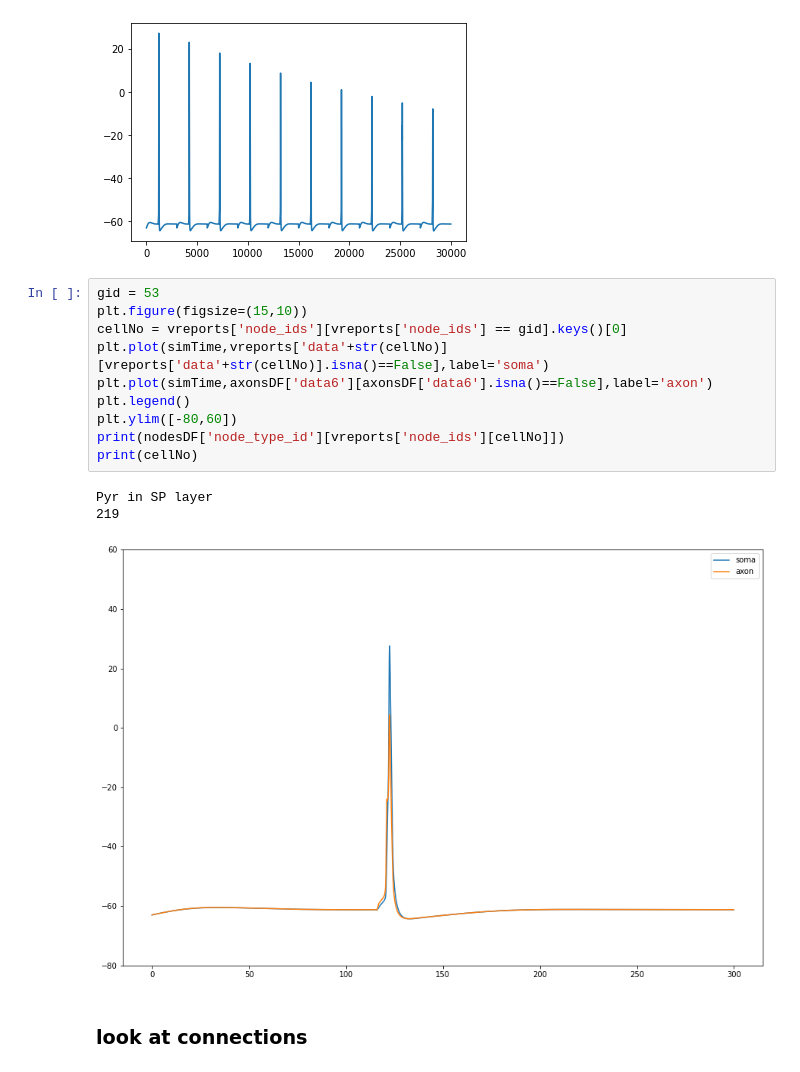
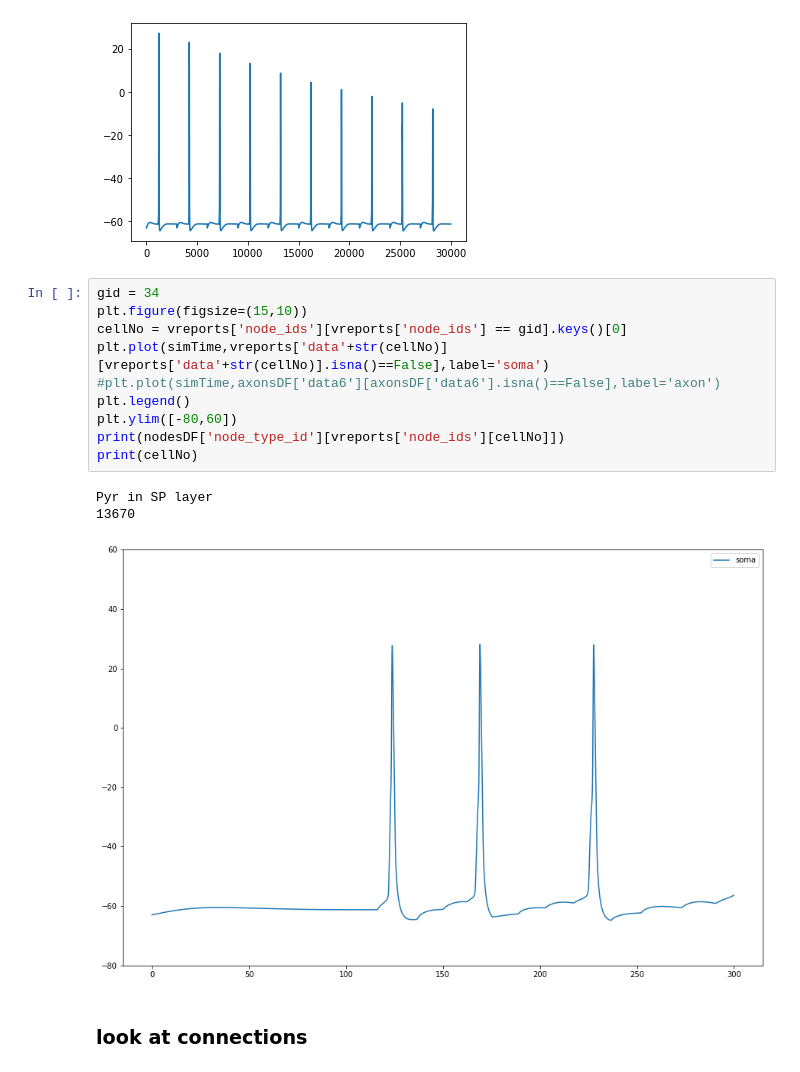
Before and after one commit to ddopp4877/CA1_model, a Jupyter notebook: CA1_exploration.ipynb, the cells around one changed output. Drawn from its saved outputs; the diff is of its cells as text.

```diff
--- a/CA1_exploration.ipynb
+++ b/CA1_exploration.ipynb
@@ -538,19 +547,19 @@ plt.show()
 # %% [output]
 [figure]
 # %%
-gid = 53
+gid = 34
 plt.figure(figsize=(15,10))
 cellNo = vreports['node_ids'][vreports['node_ids'] == gid].keys()[0]
 plt.plot(simTime,vreports['data'+str(cellNo)][vreports['data'+str(cellNo)].isna()==False],label='soma')
-plt.plot(simTime,axonsDF['data6'][axonsDF['data6'].isna()==False],label='axon')
+#plt.plot(simTime,axonsDF['data6'][axonsDF['data6'].isna()==False],label='axon')
 plt.legend()
 plt.ylim([-80,60])
 print(nodesDF['node_type_id'][vreports['node_ids'][cellNo]])
 print(cellNo)
 # %% [output]
 Pyr in SP layer
-219
+13670
-[figure, old version]
+[figure, new version]
 # %% [markdown]
 ### look at connections
 # %%
```
Also changed, not shown: parts of 24 cells of this notebook, 6 other files.
